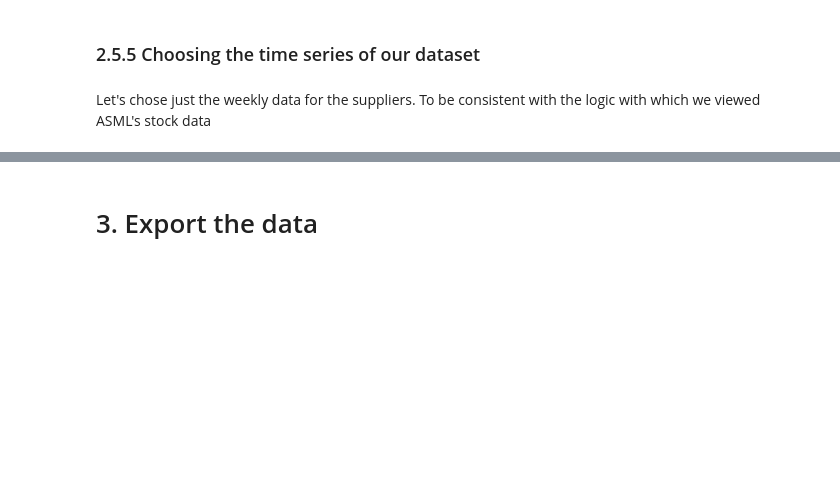
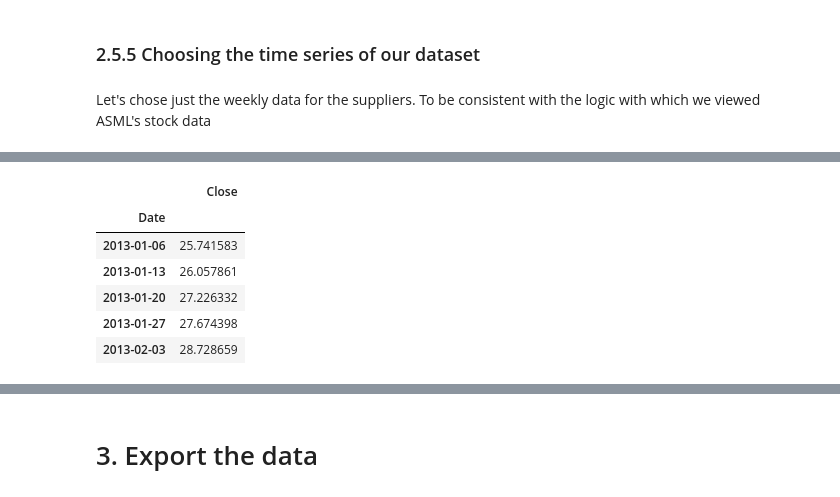
Before and after one commit to mbarriola96/stock_prices_forecasting, a Jupyter notebook: 03_selecting_asml_suppliers.ipynb, the cells around one changed output, grey strips where cells are left out. Cells and saved outputs as stored; diff of their text form; code cells hidden in the pictures; blank space fills up the shorter version.

```diff
--- a/03_selecting_asml_suppliers.ipynb
+++ b/03_selecting_asml_suppliers.ipynb
@@ -379,0 +298,31 @@ Displaying the last predictions for: Lam Research Corporation
+# %%
+# Create dictionaries to store train and test dataframes for each company
+train_dataframes = {}
+test_dataframes = {}
+
+# Iterate over each company in company_tickers
+for company in company_tickers.values():
+    # Filter only the columns corresponding to the current company
+    company_data = weekly_data[[f'Close_{company}']]
+
+    # Rename the column to 'Close'
+    company_data.columns = ['Close']
+
+    # Create train and test dataframes
+    train_dataframes[company] = company_data[:-12]
+    test_dataframes[company] = company_data[-12:]
+
+    # Set 'Date' as the index of the dataframe
+    train_dataframes[company].index.name = 'Date'
+    test_dataframes[company].index.name = 'Date'
+
+# Display the train dataframe for 'Carl Zeiss Meditec' as an example
+train_dataframes['Carl Zeiss Meditec'].head()
+# %% [output]
+|  | Close |
+| Date |  |
+| 2013-01-06 | 25.741583 |
+| 2013-01-13 | 26.057861 |
+| 2013-01-20 | 27.226332 |
+| 2013-01-27 | 27.674398 |
+| 2013-02-03 | 28.728659 |
```
Also changed, not shown: parts of 16 cells of this notebook, 5 other files.
